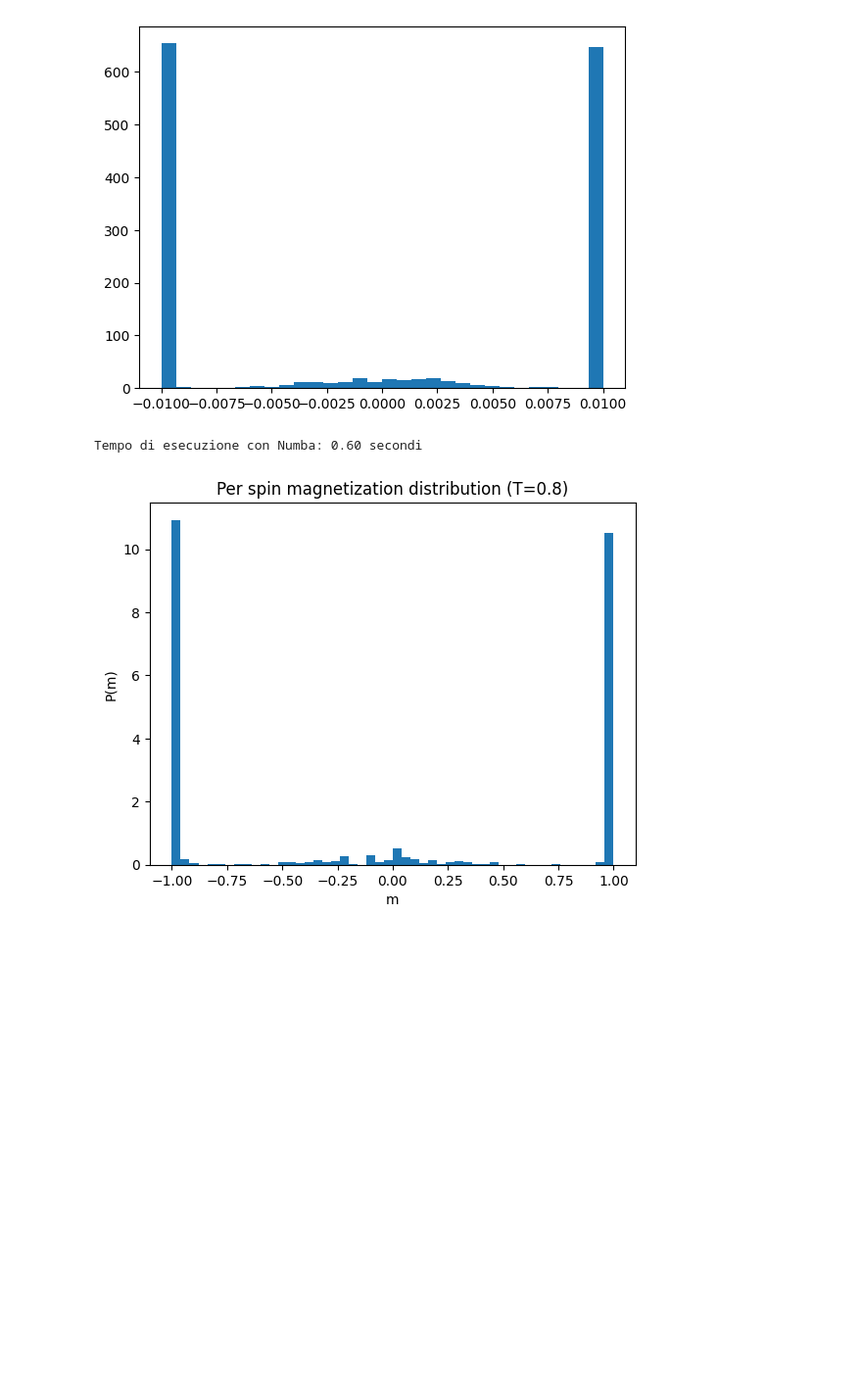
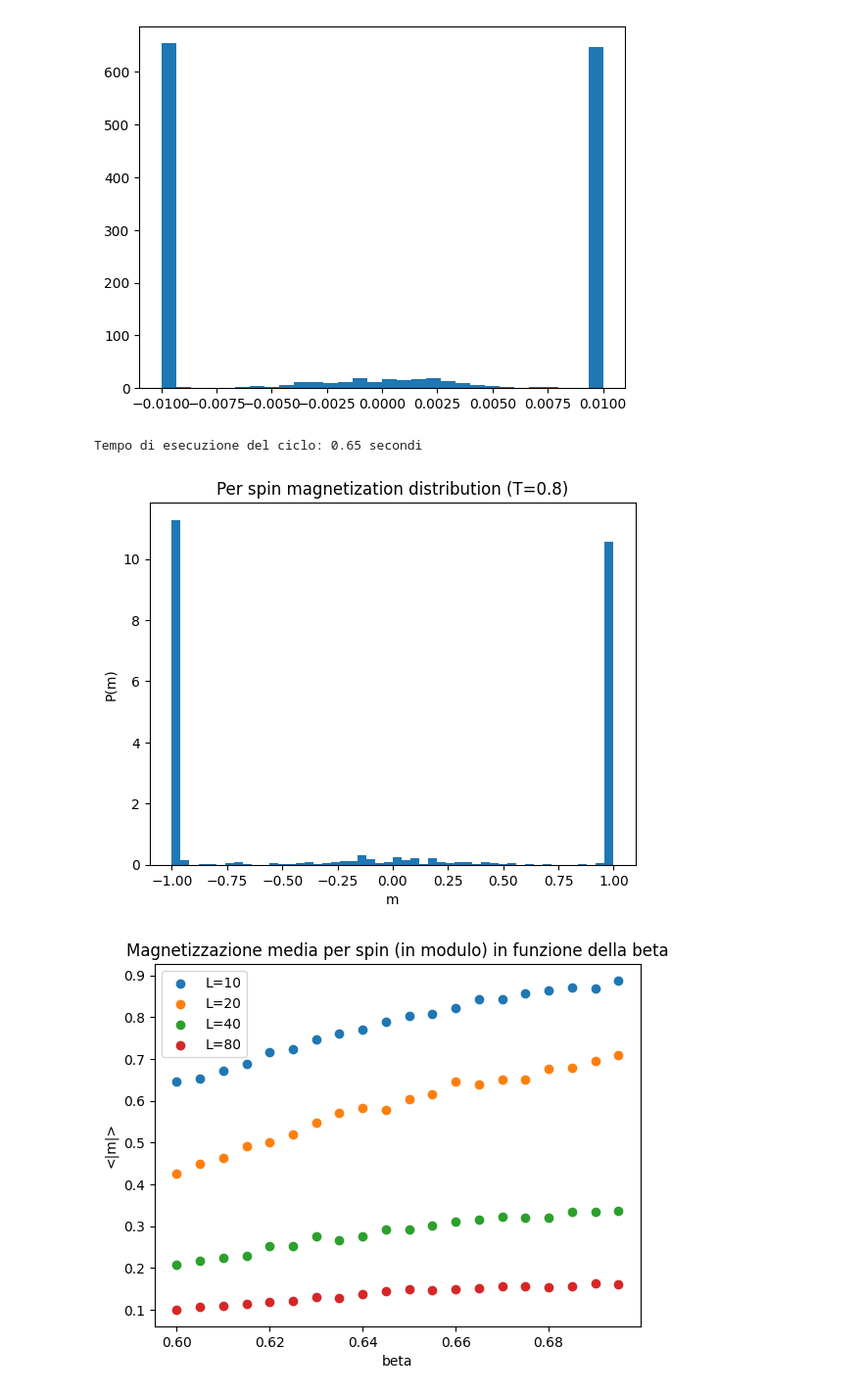
Before and after one commit to mattiacarollo/Honeycomb_2D_Ising, a Jupyter notebook: Ising_model_2D_honeycomb.ipynb, the cells around one changed output. Shown at 98% size. Saved outputs shown, nothing was run; the diff lists cells and outputs as text; code cells hidden in the pictures; blank space fills up the shorter version.

Commit message:
grafico |m| vs beta

```diff
--- a/Ising_model_2D_honeycomb.ipynb
+++ b/Ising_model_2D_honeycomb.ipynb
@@ -44,10 +44,9 @@ plt.show()
 # %% [output]
 [figure]
 # %%
-# PARALLELO
+# CALCOLO DISTRIBUZIONE MAGNETIZZAZIONE IN PARALLELO
 
 # --- PARAMETRI ---
-t0 = time.time()
 L = 10
 n_simulation = 1000
 T = 0.8
@@ -59,13 +58,15 @@ spin_warmup = np.random.choice(np.array([-1, 1]), size=(L, L))
 _ = Ising_tools.metropolis_parallel(spin_warmup, T, 1)
 
 # Esecuzione principale
+t0 = time.time()
+
 for i in range(n_simulation):
     spin_matrix = np.random.choice(np.array([-1, 1], dtype=np.int8), size=(L, L))
     Ising_tools.metropolis_parallel(spin_matrix, T, metropolis_steps)
     m_samples[i] = Ising_tools.magnetization(spin_matrix)
 
 t1 = time.time()
-print(f"Tempo di esecuzione con Numba: {t1 - t0:.2f} secondi")
+print(f"Tempo di esecuzione del ciclo: {t1 - t0:.2f} secondi")
 
 # --- Istogramma ---
 plt.hist(m_samples, bins=50, density=True)
@@ -74,5 +75,43 @@ plt.xlabel('m')
 plt.ylabel('P(m)')
 plt.show()
 # %% [output]
-Tempo di esecuzione con Numba: 0.60 secondi
+Tempo di esecuzione del ciclo: 0.65 secondi
-[figure, old version]
+[figure, new version]
+# %%
+# MAGNETIZZAZIONE(T) IN PARALLELO
+
+# --- PARAMETRI ---
+L = np.array([10, 20, 40, 80], dtype=int)    # lattice sizes
+#T = np.arange(0.1, 5.1, 0.1)    # temperature range
+beta = np.arange(0.6,0.7,0.005)
+n_simulation = 1000
+metropolis_steps = np.zeros(len(L), dtype=int)
+for i in range(len(L)):
+    metropolis_steps[i] = 100 * (L[i] ** 2)
+m_samples = np.zeros((len(L), len(beta)))
+
+# Warm-up della compilazione JIT
+spin_warmup = np.random.choice(np.array([-1, 1], dtype=np.int8), size=(L[0], L[0]))
+_ = Ising_tools.metropolis_parallel(spin_warmup, beta[0], 1)
+
+# Esecuzione principale
+for j in range(len(L)):
+    for i in range(len(beta)):
+        m_sum = 0
+        for _ in range(n_simulation):
+            spin_matrix = np.random.choice(np.array([-1, 1], dtype=np.int8), size=(L[j], L[j]))
+            Ising_tools.metropolis_parallel(spin_matrix, 1/beta[i], metropolis_steps[j])
+            m_sum += np.abs(Ising_tools.magnetization(spin_matrix))
+        m_samples[j, i] = m_sum / n_simulation
+
+
+# --- Istogramma ---
+for j in range(len(L)):
+    plt.scatter(beta, m_samples[j, :], label=f'L={L[j]}')
+plt.title(f'Magnetizzazione media per spin (in modulo) in funzione della beta')
+plt.xlabel('beta')
+plt.ylabel('<|m|>')
+plt.legend()
+plt.show()
+# %% [output]
+[figure, added]
```
Also changed, not shown: parts of 1 cell of this notebook.
